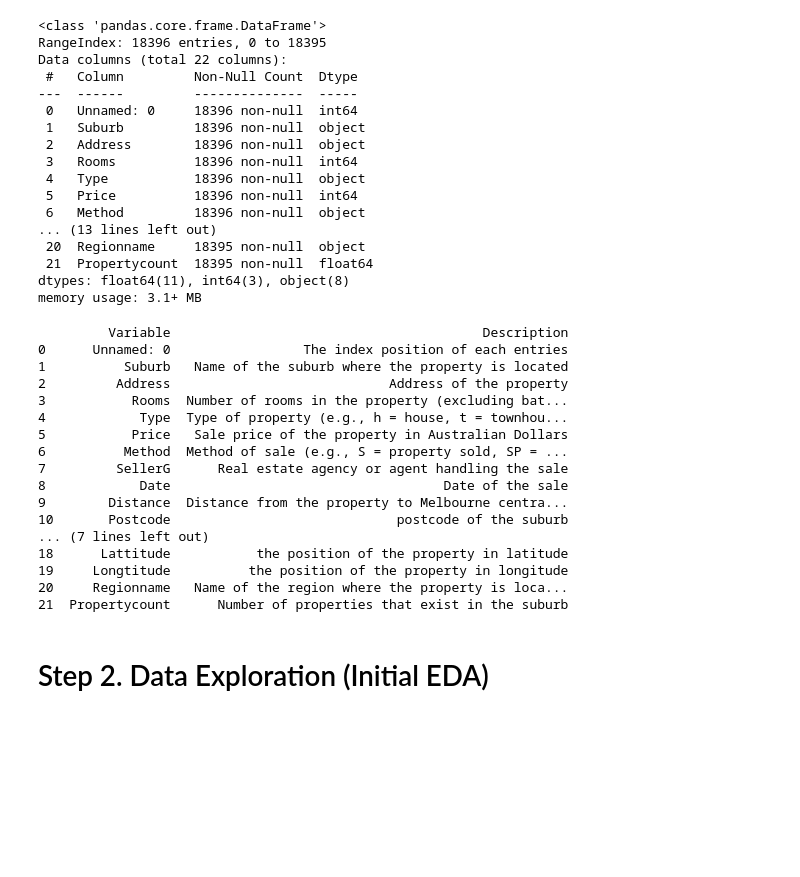
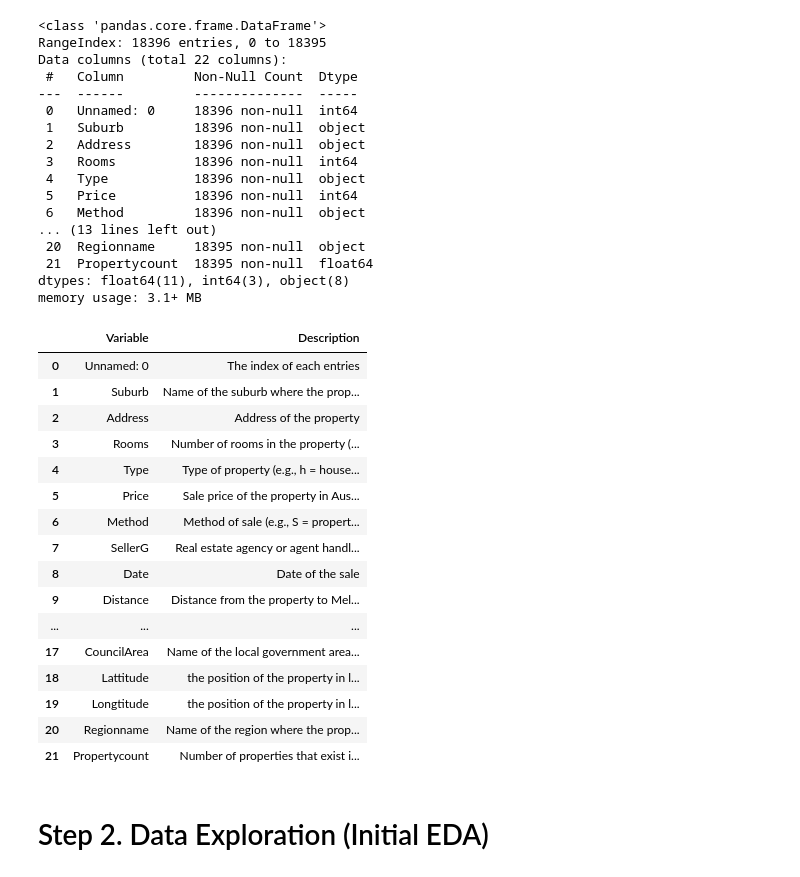
Before and after one commit to DustinKeene/Melbourne-Property-Price-Prediction-Modelling-, a Jupyter notebook: data_project_lab.ipynb, the cells around one changed output. Cells and saved outputs as stored; diff of their text form; code cells hidden in the pictures; blank space fills up the shorter version.

```diff
--- a/data_project_lab.ipynb
+++ b/data_project_lab.ipynb
@@ -17,6 +17,7 @@ import seaborn as sns
 
 # Display all columns in the dataframes
 pd.set_option('display.max_columns', None)
+pd.set_option('display.max_colwidth', None)
 
 # Data Modelling
 from xgboost import XGBClassifier
@@ -29,7 +30,9 @@ from sklearn.ensemble import RandomForestClassifier
 
 
 # Evaluation Metrics and utility functions
-from sklearn.metrics import accuracy_score, confusion_matrix, precision_score, recall_score, f1_score,ConfusionMatrixDisplay, classification_report
+from sklearn.metrics import accuracy_score, confusion_matrix, precision_score, recall_score, f1_score,ConfusionMatrixDisplay, classification_report, roc_auc_score,roc_curve
+from sklearn.model_selection import GridSearchCV, train_test_split
+from sklearn.tree import plot_tree
 
 # Save Models
 import pickle
@@ -62,29 +65,29 @@ memory usage: 3.1+ MB
 # %%
 #Displays description of the variables
 column_info = {
   'Variable': df.columns,
   'Description': ['The index of each entries', 'Name of the suburb where the property is located', 'Address of the property', 'Number of rooms in the property (excluding bathrooms and other non-living spaces)', 'Type of property (e.g., h = house, t = townhouse, u = unit/apartment)', 'Sale price of the property in Australian Dollars', 'Method of sale (e.g., S = property sold, SP = property sold prior, PI = property passed in, PN = sold prior not disclosed, SN = sold not disclosed, VB = vendor bid, W = withdrawn prior to auction, SA = sold after auction)',' Real estate agency or agent handling the sale', 'Date of the sale','Distance from the property to Melbourne central business district (CBD) in kilometers', 'postcode of the suburb', 'Number of bedrooms in the property (including any non-living spaces that could be used as bedrooms)', 'Number of bathrooms in the property', 'Number of car spaces associated with the property', 'Land size of the property in square meters', 'Total building area of the property in square meters', 'The year the property was built ', 'Name of the local government area where the property is located', 'the position of the property in latitude', 'the position of the property in longitude', ' Name of the region where the property is located (e.g., Eastern Metropolitan, Northern Metropolitan, Southern Metropolitan, Western Metropolitan)', 'Number of properties that exist in the suburb']
 }
 df_info = pd.DataFrame(column_info)
-print(df_info)
+df_info
 # %% [output]
-         Variable                                        Description
-0      Unnamed: 0                 The index position of each entries
-1          Suburb   Name of the suburb where the property is located
-2         Address                            Address of the property
-3           Rooms  Number of rooms in the property (excluding bat...
-4            Type  Type of property (e.g., h = house, t = townhou...
-5           Price   Sale price of the property in Australian Dollars
-6          Method  Method of sale (e.g., S = property sold, SP = ...
-7         SellerG      Real estate agency or agent handling the sale
-8            Date                                   Date of the sale
-9        Distance  Distance from the property to Melbourne centra...
-10       Postcode                             postcode of the suburb
-... (7 lines left out)
-18      Lattitude           the position of the property in latitude
-19     Longtitude          the position of the property in longitude
-20     Regionname   Name of the region where the property is loca...
-21  Propertycount      Number of properties that exist in the suburb
+|  | Variable | Description |
+| 0 | Unnamed: 0 | The index of each entries |
+| 1 | Suburb | Name of the suburb where the prop... |
+| 2 | Address | Address of the property |
+| 3 | Rooms | Number of rooms in the property (... |
+| 4 | Type | Type of property (e.g., h = house... |
+| 5 | Price | Sale price of the property in Aus... |
+| 6 | Method | Method of sale (e.g., S = propert... |
+| 7 | SellerG | Real estate agency or agent handl... |
+| 8 | Date | Date of the sale |
+| 9 | Distance | Distance from the property to Mel... |
+| ... | ... | ... |
+| 17 | CouncilArea | Name of the local government area... |
+| 18 | Lattitude | the position of the property in l... |
+| 19 | Longtitude | the position of the property in l... |
+| 20 | Regionname | Name of the region where the prop... |
+| 21 | Propertycount | Number of properties that exist i... |
 # %% [markdown]
 # Step 2. Data Exploration (Initial EDA)
 # %%
```
